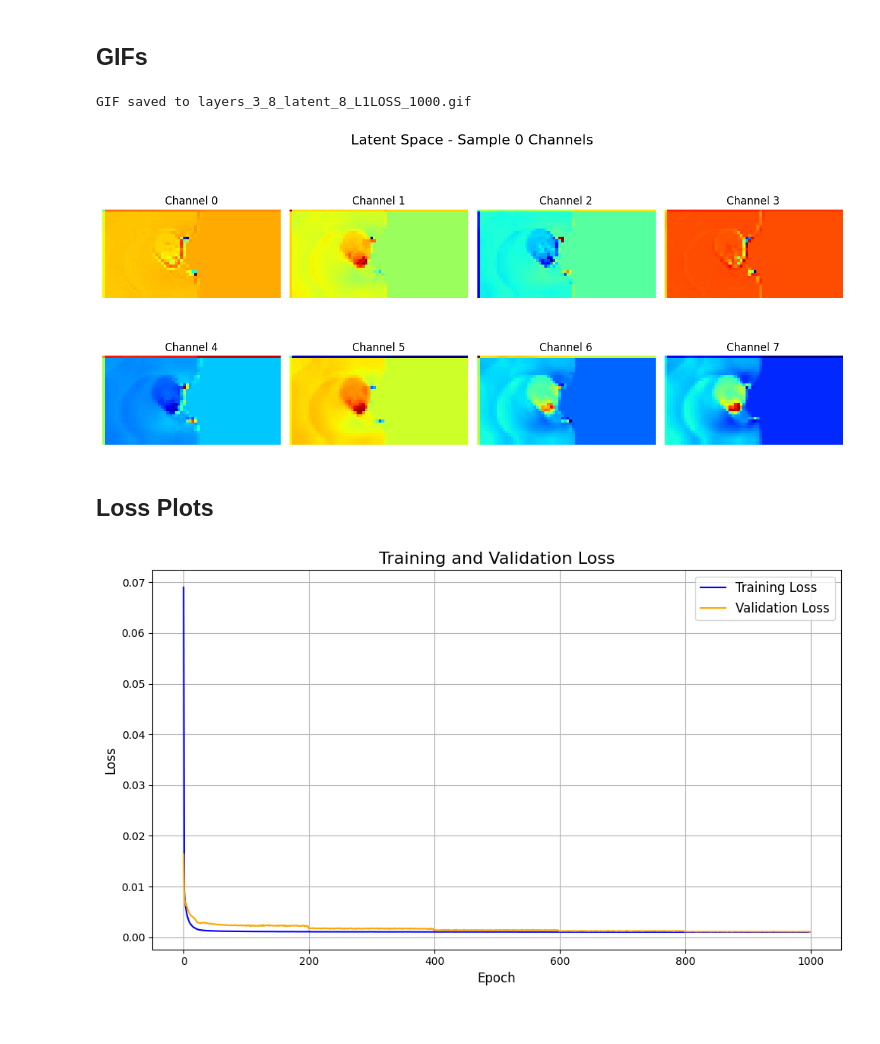
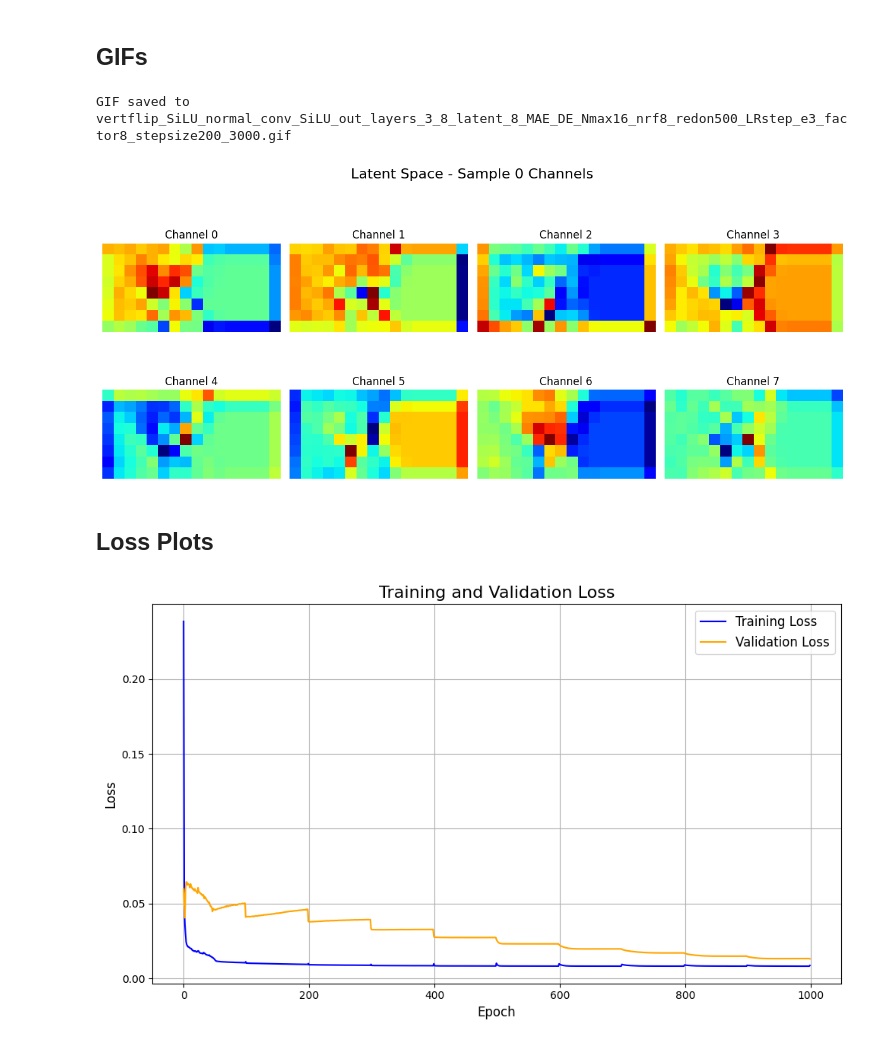
Before and after one commit to baeklab/LatentPARC, a Jupyter notebook: latent_parc/PARCtorch/PARCtorch/3AE_LatentPARC/autoencoder/CONVautoencoder.ipynb, the cells around one changed output. Cells and saved outputs as stored; diff of their text form; code cells hidden in the pictures.

```diff
--- a/latent_parc/PARCtorch/PARCtorch/3AE_LatentPARC/autoencoder/CONVautoencoder.ipynb
+++ b/latent_parc/PARCtorch/PARCtorch/3AE_LatentPARC/autoencoder/CONVautoencoder.ipynb
@@ -220,7 +204,7 @@ optimizer = Adam(autoencoder.parameters(), lr=1e-5)
 model = ConvolutionalAutoencoder(autoencoder, optimizer, device)
 # %%
 # load weights into model
-weights_path = "NOpurpleloss_layers_3_8_latent_8_LP_Nmax16_nrf8_redon500_LRstep_e3_factor8_stepsize200_nts1_3000.pth"
+weights_path = "vertflip_SiLU_normal_conv_SiLU_out_layers_3_8_latent_8_MAE_DE_Nmax16_nrf8_redon500_LRstep_e3_factor8_stepsize200_3000.pth"
 
 model.network.load_state_dict(torch.load(weights_path))
 model.network.eval()  # Set to evaluation mode
@@ -243,21 +281,14 @@ for test_images in test_loader:
 # %%
-# Initialize lists to store all test images and reconstructed images
-all_test_images = []
+# Initialize list to store all reconstructed images
 all_reconstructed_images = []
 
-for test_images in test_loader:
-    # Sending test images to device
-    test_images = test_images[0][:, 0:n_channels, ...].to(device)   # images in this case is T, P, mu fields
+for i in range(n_ts):
     with torch.no_grad():
-        # Reconstructing test images
-        reconstructed_imgs = model.network(test_images)
-
-    # Sending reconstructed and original images to CPU and accumulating in lists
-    all_reconstructed_images.append(reconstructed_imgs.cpu())
-    all_test_images.append(test_images.cpu())
+        img = all_test_images[i, ...].unsqueeze(0).to(device)  # Move image to same device
+        reconstructed_img = model.network(img)
+    all_reconstructed_images.append(reconstructed_img.cpu())  # move output back to CPU
 
 # Concatenate all batches to create single tensors
-all_test_images = torch.cat(all_test_images, dim=0)  # Shape: (total_images, n_channels, height, width)
 all_reconstructed_images = torch.cat(all_reconstructed_images, dim=0)
 # %%
 all_test_images.shape, all_reconstructed_images.shape
@@ -269,9 +300,7 @@ all_test_images.shape, all_reconstructed_images.shape
 # Channel names for clarity
 channel_names = ["Temperature", "Pressure", "Microstructure"]
 
-# Number of samples to show (ensure it's less than the total number of test images)
-# num_samples = min(30, all_test_images.shape[0])  # Display up to 5 samples or fewer if dataset is smaller
-num_samples = 24
+num_samples = n_ts
 
 # Compute global min and max across all channels, all samples, and both original/reconstructed images
 global_min = min(all_test_images.min(), all_reconstructed_images.min())
@@ -326,15 +355,14 @@ import numpy as np
 import matplotlib.pyplot as plt
 from PIL import Image
 
-file_name = "layers_3_8_latent_8_L1LOSS_1000"
+file_name = "vertflip_SiLU_normal_conv_SiLU_out_layers_3_8_latent_8_MAE_DE_Nmax16_nrf8_redon500_LRstep_e3_factor8_stepsize200_3000"
 plot_name = "L1LOSS 3 8 latent 8 AE Pred., No Dynamics, 2 Test Samples, 1000 Epochs"
 
 # Channel names for clarity
 channel_names = ["Temperature", "Pressure", "Microstructure"]
 
 # Number of samples to show (ensure it's less than the total number of test images)
-# num_samples = min(28, single_ts_full_reconstruction_GT.shape[0])  # Display up to 30 samples or fewer if dataset is smaller
-num_samples = 24
+num_samples = n_ts
 
 # Compute global min and max across all channels, all samples, and both original/reconstructed images
 global_min = min(all_test_images.min(), all_reconstructed_images.min())
@@ -383,35 +411,35 @@ else:
     except Exception as e:
         print(f"Error saving GIF: {e}")
 # %% [output]
-GIF saved to layers_3_8_latent_8_L1LOSS_1000.gif
+GIF saved to vertflip_SiLU_normal_conv_SiLU_out_layers_3_8_latent_8_MAE_DE_Nmax16_nrf8_redon500_LRstep_e3_factor8_stepsize200_3000.gif
 # %%
-latent = model.network.encoder(test_images)
+ts_idx = 6 # pick which time step you want to visualize
+
+latent = model.network.encoder(all_test_images[ts_idx, ...].to(device))
+
 latent.size()
 
-sample_idx = 6  # pick which sample you want to visualize
-sample = latent[sample_idx]  # shape: [8, 32, 64]
-
-n_channels = sample.shape[0]
+n_channels = latent.shape[0]
 n_rows, n_cols = 2, 4
 
 fig, axes = plt.subplots(n_rows, n_cols, figsize=(n_cols * 3, n_rows * 3))
 fig.suptitle('Latent Space - Sample 0 Channels', fontsize=16)
 
 for ch, ax in enumerate(axes.flat):
-    img = sample[ch].detach().cpu().numpy()  # shape: [32, 64]
+    img = latent[ch].detach().cpu().numpy()  # shape: [32, 64]
     im = ax.imshow(img, cmap='jet')
     ax.set_title(f'Channel {ch}')
     ax.axis('off')
 
 plt.tight_layout()
 plt.show()
 # %% [output]
-[figure, old version]
+[figure, new version]
 # %% [markdown]
 ## Loss Plots
 # %%
 # Path to the JSON log file
-log_file_path = "MSE_loss_layers_3_8_latent_8_DE_Nmax16_nrf8_redon200_LRstep_e3_factor8_stepsize200_1000.json"
+log_file_path = "SiLU_normal_conv_SiLU_out_layers_3_8_latent_8_MAE_DE_Nmax16_nrf8_redon100_LRplateau_pat10_e3_factor8_1000.json"
 
 # Load the log data
 with open(log_file_path, 'r') as f:
@@ -440,7 +468,7 @@ ax.grid(True)
 plt.tight_layout()
 plt.show()
 # %% [output]
-[figure, old version]
+[figure, new version]
 # %%
 # Starting from the 50th epoch (index 49, since indexing starts at 0)
 start_epoch = 500
```
Also changed, not shown: parts of 17 cells of this notebook, 21 other files.
